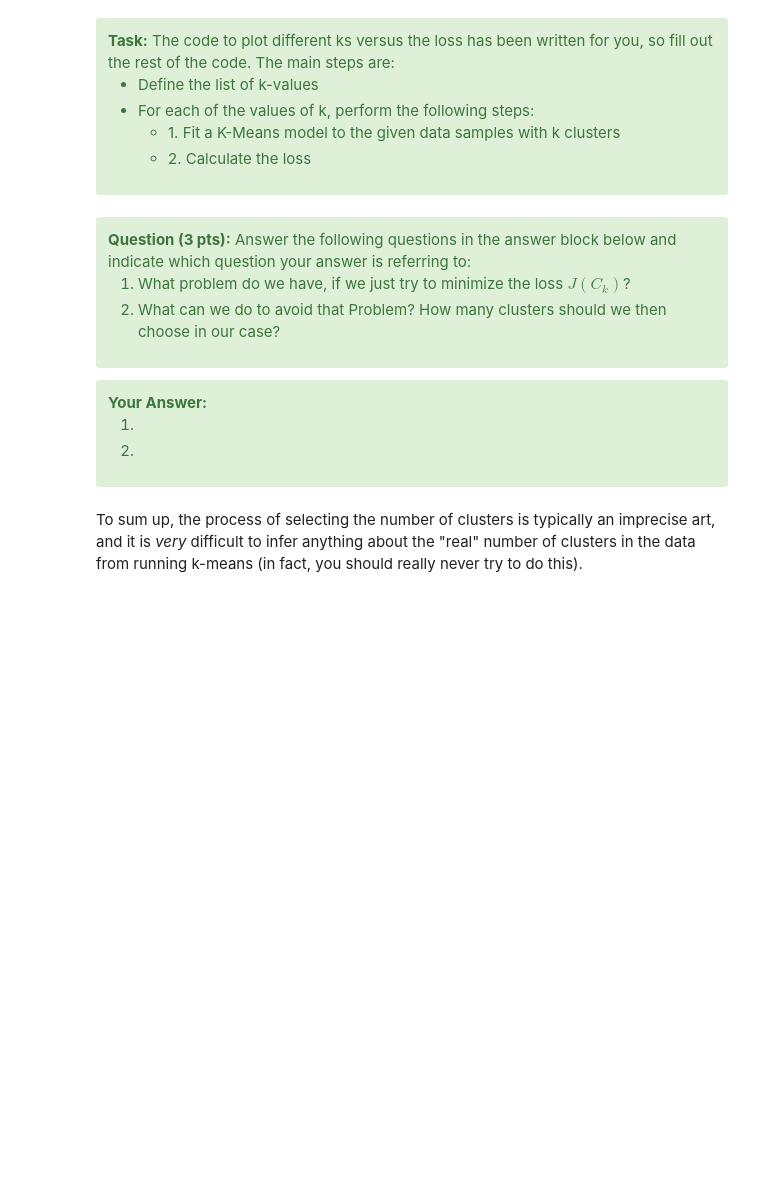
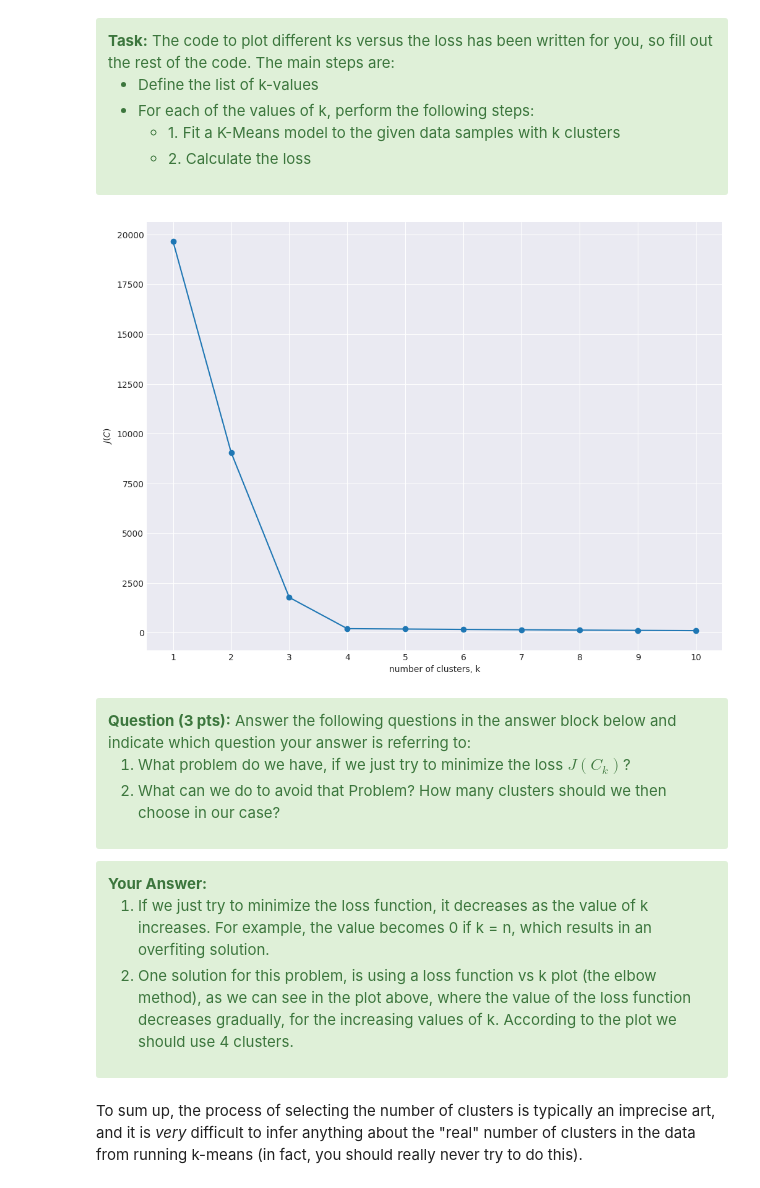
Before and after one commit to samuelrr1/Gay_Clanker, a Jupyter notebook: 2_clustering.ipynb, the cells around one changed output. Drawn from its saved outputs; the diff is of its cells as text; code cells hidden in the pictures; blank space fills up the shorter version.

```diff
--- a/2_clustering.ipynb
+++ b/2_clustering.ipynb
@@ -405,30 +429,39 @@ Using this loss function as a quality measure makes sense, as we aim for observa
 # %%
 def calculate_k_loss(X: np.ndarray, k_min: int, k_max: int) -> Tuple[List[int], List[float]]:
     ks: List[int]
     losses: List[float]
     # STUDENT CODE HERE (3 pts)
-
+    ks = []
+    losses = []
+    for k in range(k_min, k_max + 1):
+        model_loss = KMeans(n_clusters=k, random_state=RANDOM_STATE)
+        model_loss.fit(X_blob)
+        labels_loss = model_loss.predict(X_blob)
+        ks.append(k)
+        losses.append(model_loss.inertia_)
 
     # STUDENT CODE until HERE
     return ks, losses
 
 
 # call your function with a suitable range for k
 ks: List[int]
 losses: List[float]
 
 # STUDENT CODE HERE (1 pt)
 
-ks, losses = ...
+ks, losses = calculate_k_loss(X_blob, 1, 10)
 
 # STUDENT CODE until HERE
 
 # Plot ks vs inertias
 plt.plot(ks, losses, '-o')
 plt.xlabel('number of clusters, k')
 plt.ylabel('$ J(C)$')
 plt.xticks(ks)
 plt.show()
+# %% [output]
+[figure, added]
 # %% [markdown]
 <div class="alert alert-block alert-success">
 <b>Question (3 pts):</b> Answer the following questions in the answer block below and indicate which question your answer is referring to: <br>
@@ -440,8 +473,8 @@ plt.show()
 <div class="alert alert-block alert-success">
 <b>Your Answer:</b>
 
-1.  <br>
-2. </div>
+1. If we just try to minimize the loss function, it decreases as the value of k increases. For example, the value becomes 0 if k = n, which results in an overfiting solution.<br>
+2. One solution for this problem, is using a loss function vs k plot (the elbow method), as we can see in the plot above, where the value of the loss function decreases gradually, for the increasing values of k. According to the plot we should use 4 clusters. </div>
 # %% [markdown]
 To sum up, the process of selecting the number of clusters is typically an imprecise art, and it is _very_ difficult to infer anything about the "real" number of clusters in the data from running k-means (in fact, you should really never try to do this).
 # %% [markdown]
```
Also changed, not shown: parts of 8 cells of this notebook.
